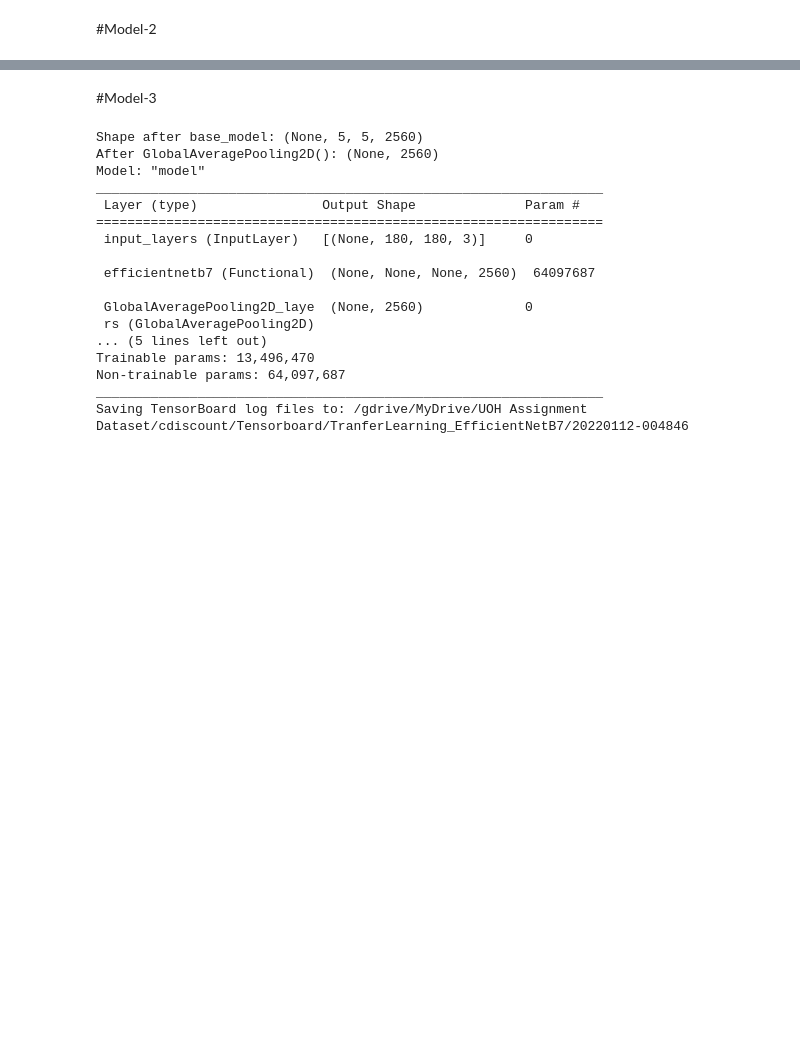
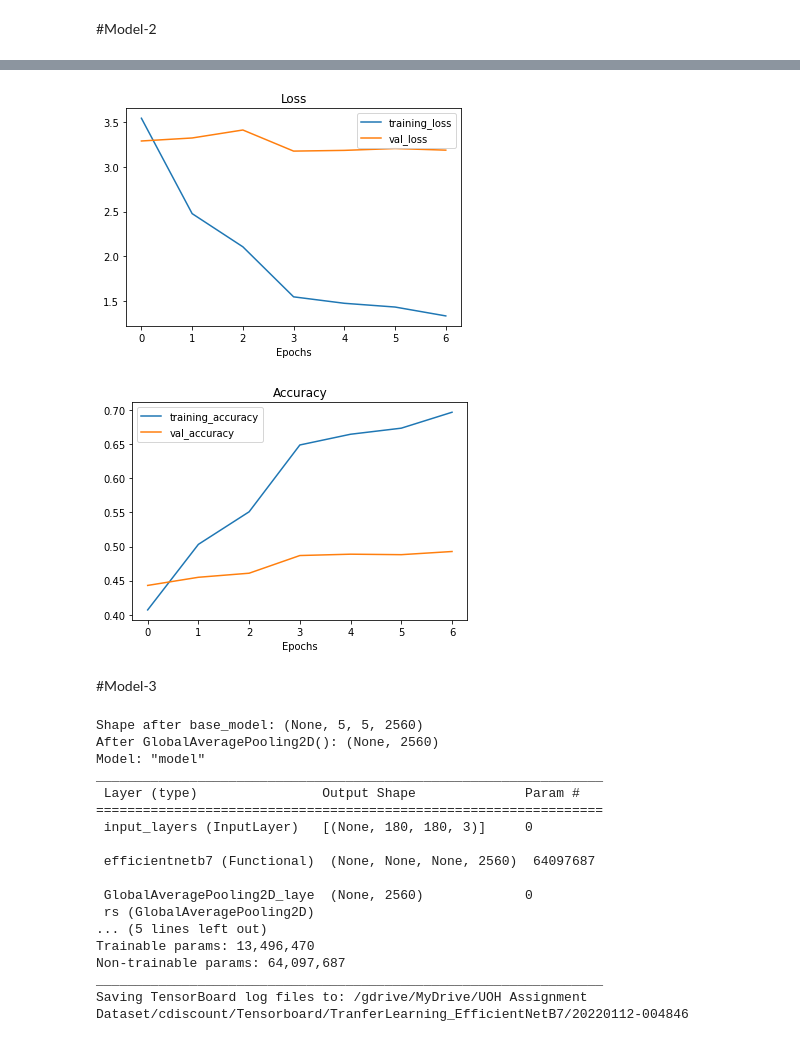
Before and after one commit to sarthakkaushik/Cdiscount-Image-Classification, a Jupyter notebook: Cdiscount_project_RESNET101_V3_SK_.ipynb, the cells around one changed output, grey strips where cells are left out. Saved outputs shown, nothing was run; the diff lists cells and outputs as text; code cells hidden in the pictures; blank space fills up the shorter version.

```diff
--- a/Cdiscount_project_RESNET101_V3_SK_.ipynb
+++ b/Cdiscount_project_RESNET101_V3_SK_.ipynb
@@ -816,0 +783,13 @@ results_histor_2
+# %%
+#Fit the model
+
+history_2=model_2.fit(
+    train_gen,
+    epochs = 8,
+    validation_data = val_gen,
+    callbacks=[checkpoint_callback,create_tensorboard_callback("Xception"),reduce_lr,early_stopping],
+
+   verbose=2
+
+    )
+run.finish()
@@ -817,3 +815,9 @@ results_histor_2
+# %%
+# Plot model loss curves
+plot_loss_curves(history_2)
+# %% [output]
+[figure, added]
+[figure, added]
 # %% [markdown]
 #Model-3
 # %%
```
Also changed, not shown: parts of 10 cells of this notebook.
